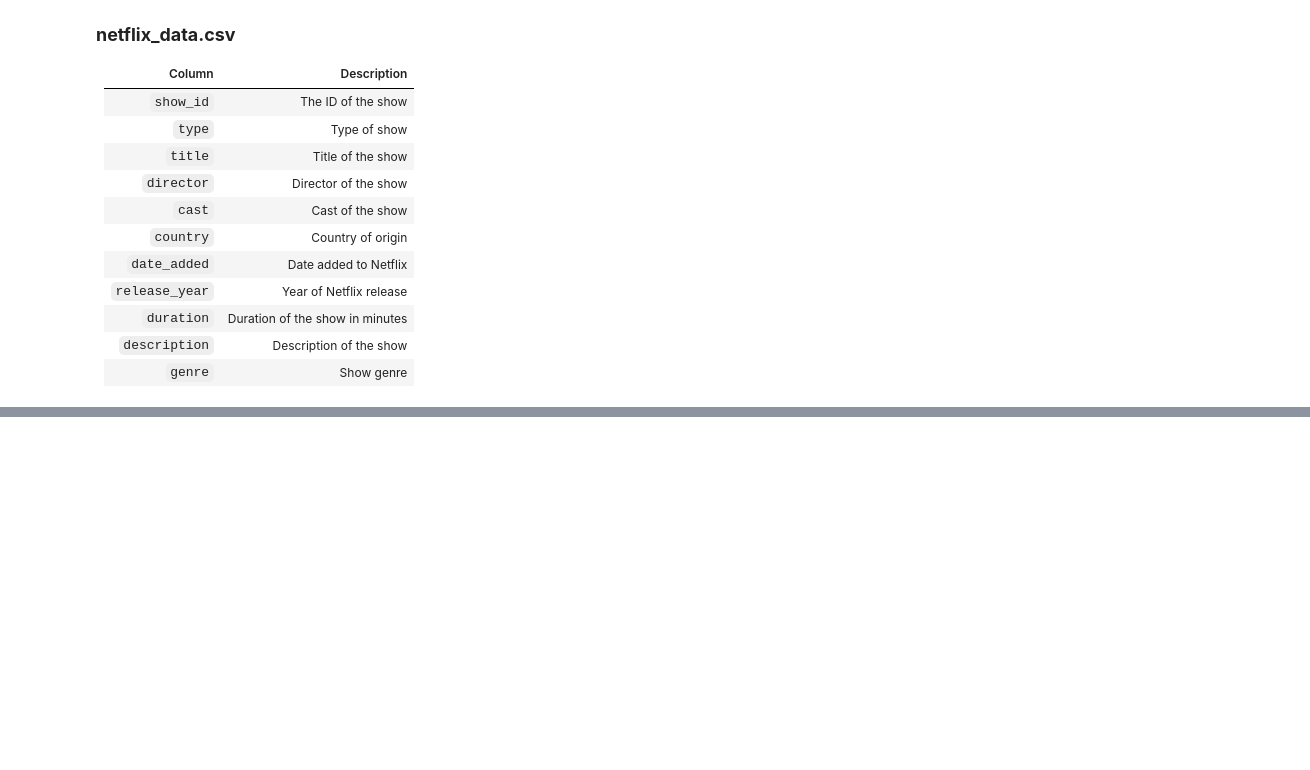
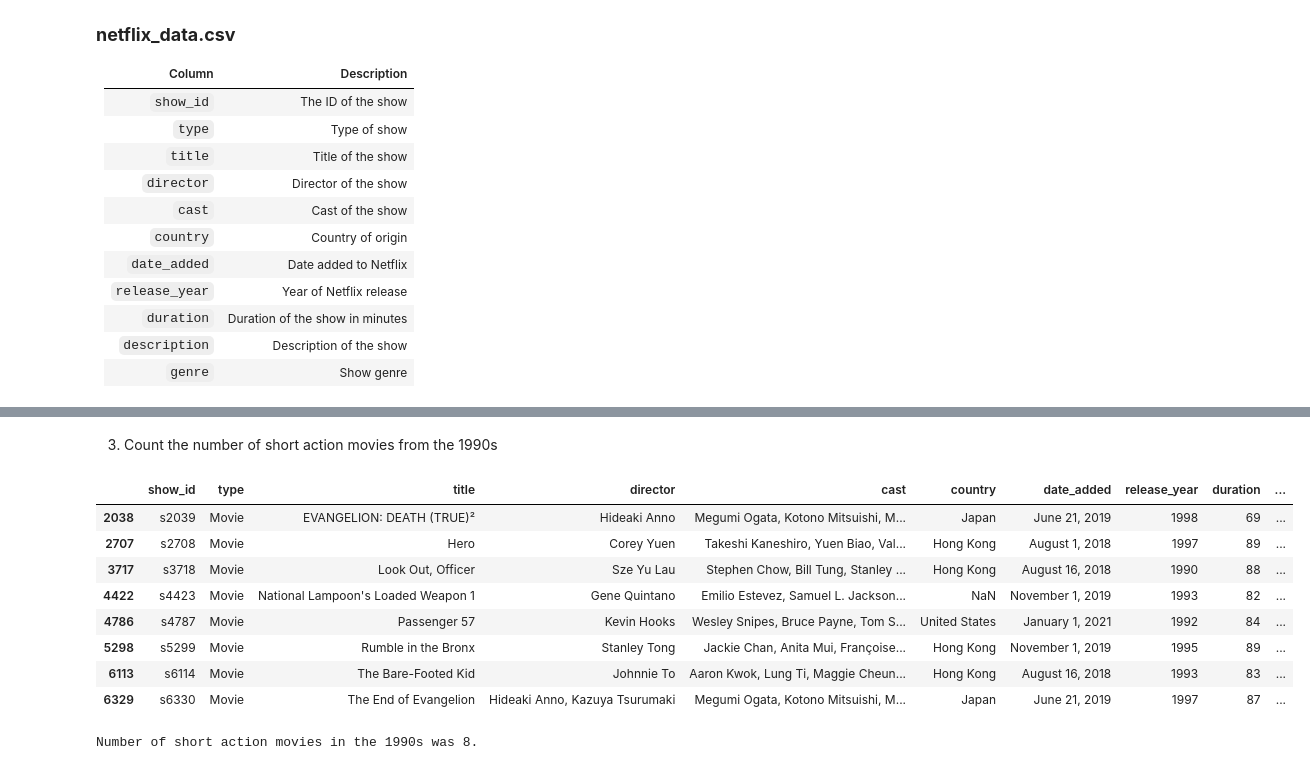
Before and after one commit to tony-nyagah/data-monday, a Jupyter notebook: netflix-data-analysis/analysis.ipynb, the cells around one changed output, grey strips where cells are left out. Cells and saved outputs as stored; diff of their text form; code cells hidden in the pictures; blank space fills up the shorter version.

```diff
--- a/netflix-data-analysis/analysis.ipynb
+++ b/netflix-data-analysis/analysis.ipynb
@@ -35,0 +71,21 @@ netflix_df = pd.read_csv("netflix_data.csv")
+# %% [markdown]
+3. Count the number of short action movies from the 1990s
+# %%
+action_movies = (netflix_1990s.genre == "Action")
+less_than_90_minutes = (netflix_1990s.duration <= 90)
+short_action_movies = netflix_1990s[action_movies & less_than_90_minutes]
+short_action_movies
+# %% [output]
+|  | show_id | type | title | director | cast | country | date_added | release_year | duration | ... |
+| 2038 | s2039 | Movie | EVANGELION: DEATH (TRUE)² | Hideaki Anno | Megumi Ogata, Kotono Mitsuishi, M... | Japan | June 21, 2019 | 1998 | 69 | ... |
+| 2707 | s2708 | Movie | Hero | Corey Yuen | Takeshi Kaneshiro, Yuen Biao, Val... | Hong Kong | August 1, 2018 | 1997 | 89 | ... |
+| 3717 | s3718 | Movie | Look Out, Officer | Sze Yu Lau | Stephen Chow, Bill Tung, Stanley ... | Hong Kong | August 16, 2018 | 1990 | 88 | ... |
+| 4422 | s4423 | Movie | National Lampoon's Loaded Weapon 1 | Gene Quintano | Emilio Estevez, Samuel L. Jackson... | NaN | November 1, 2019 | 1993 | 82 | ... |
+| 4786 | s4787 | Movie | Passenger 57 | Kevin Hooks | Wesley Snipes, Bruce Payne, Tom S... | United States | January 1, 2021 | 1992 | 84 | ... |
+| 5298 | s5299 | Movie | Rumble in the Bronx | Stanley Tong | Jackie Chan, Anita Mui, Françoise... | Hong Kong | November 1, 2019 | 1995 | 89 | ... |
+| 6113 | s6114 | Movie | The Bare-Footed Kid | Johnnie To | Aaron Kwok, Lung Ti, Maggie Cheun... | Hong Kong | August 16, 2018 | 1993 | 83 | ... |
+| 6329 | s6330 | Movie | The End of Evangelion | Hideaki Anno, Kazuya Tsurumaki | Megumi Ogata, Kotono Mitsuishi, M... | Japan | June 21, 2019 | 1997 | 87 | ... |
+# %%
+print(f"Number of short action movies in the 1990s was {len(short_action_movies)}.")
+# %% [output]
+Number of short action movies in the 1990s was 8.
```
Also changed, not shown: parts of 7 cells of this notebook, 1 other file.
